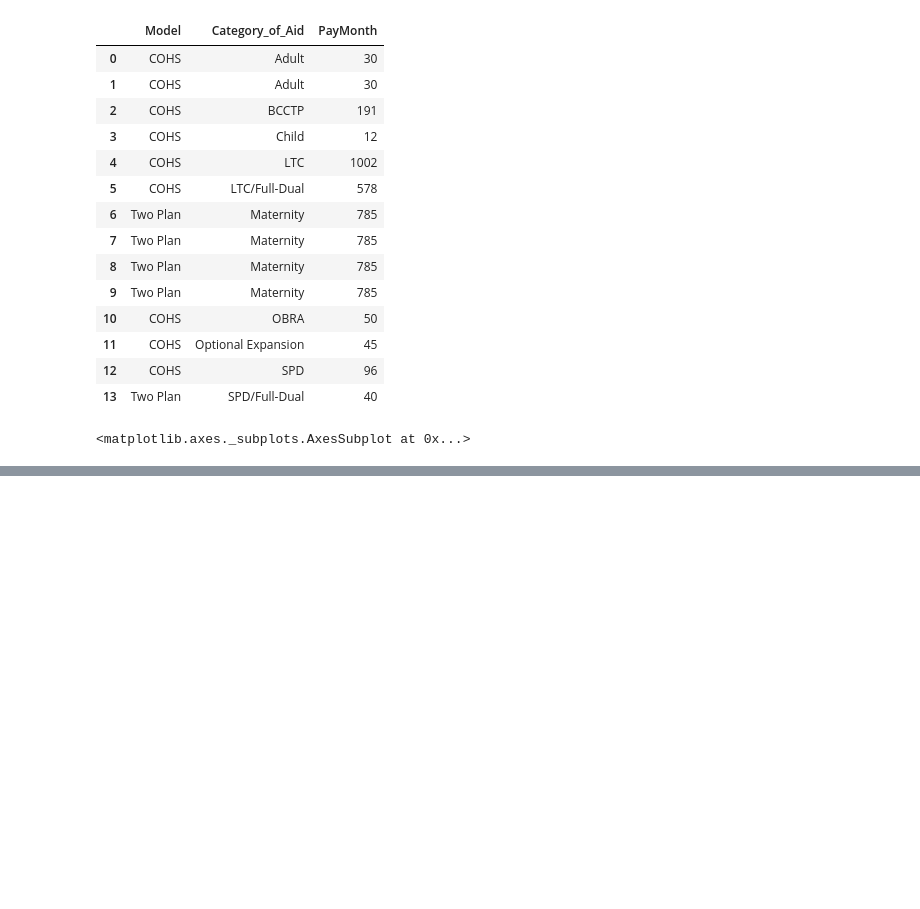
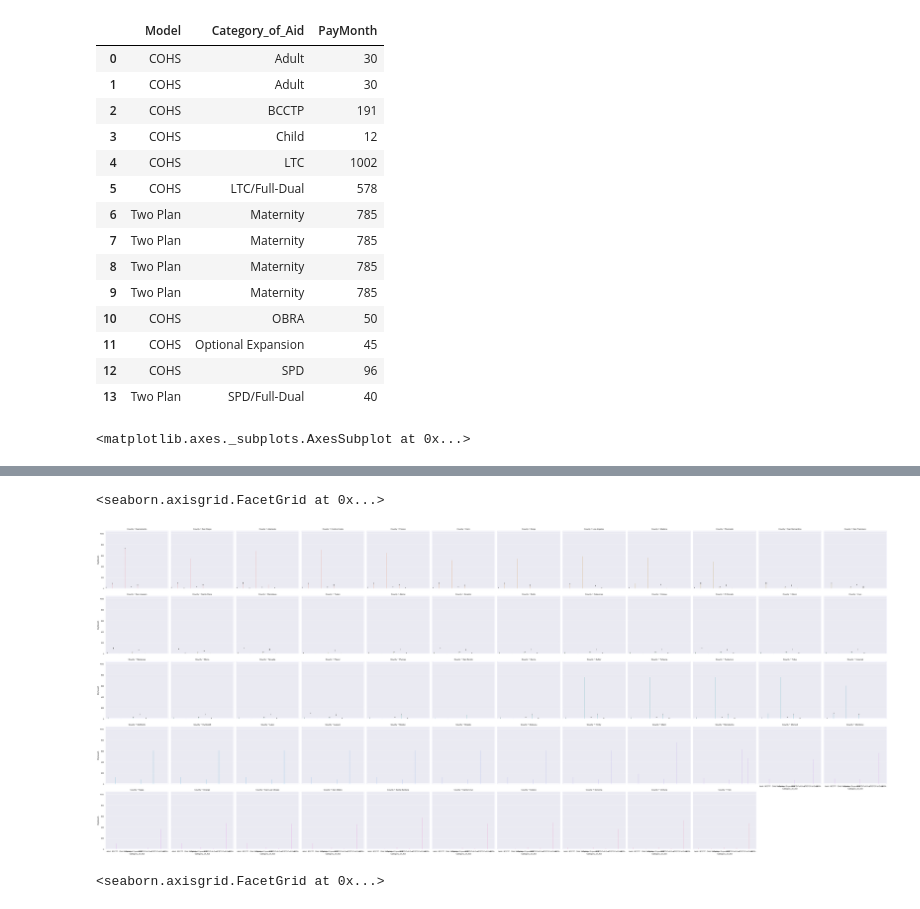
Before and after one commit to jlrosales8/Medi-Cal_Plan_Rates_Per_Member, a Jupyter notebook: capitation_project_overview.ipynb, the cells around one changed output, grey strips where cells are left out. Cells and saved outputs as stored; diff of their text form; code cells hidden in the pictures; blank space fills up the shorter version.

```diff
--- a/capitation_project_overview.ipynb
+++ b/capitation_project_overview.ipynb
@@ -357,0 +387,12 @@ cohs
+# %%
+
+dp3 = sns.catplot(x='Category_of_Aid', y='PayMonth', hue='County',
+               col='County', data=df, kind='bar', col_wrap=12,facet_kws={'sharey':True, 'sharex':True})
+dp3
+# %% [output]
+<seaborn.axisgrid.FacetGrid at 0x...>
+[figure, added]
+# %%
+dp3
+# %% [output]
+<seaborn.axisgrid.FacetGrid at 0x...>
```
Also changed, not shown: parts of 5 cells of this notebook.
